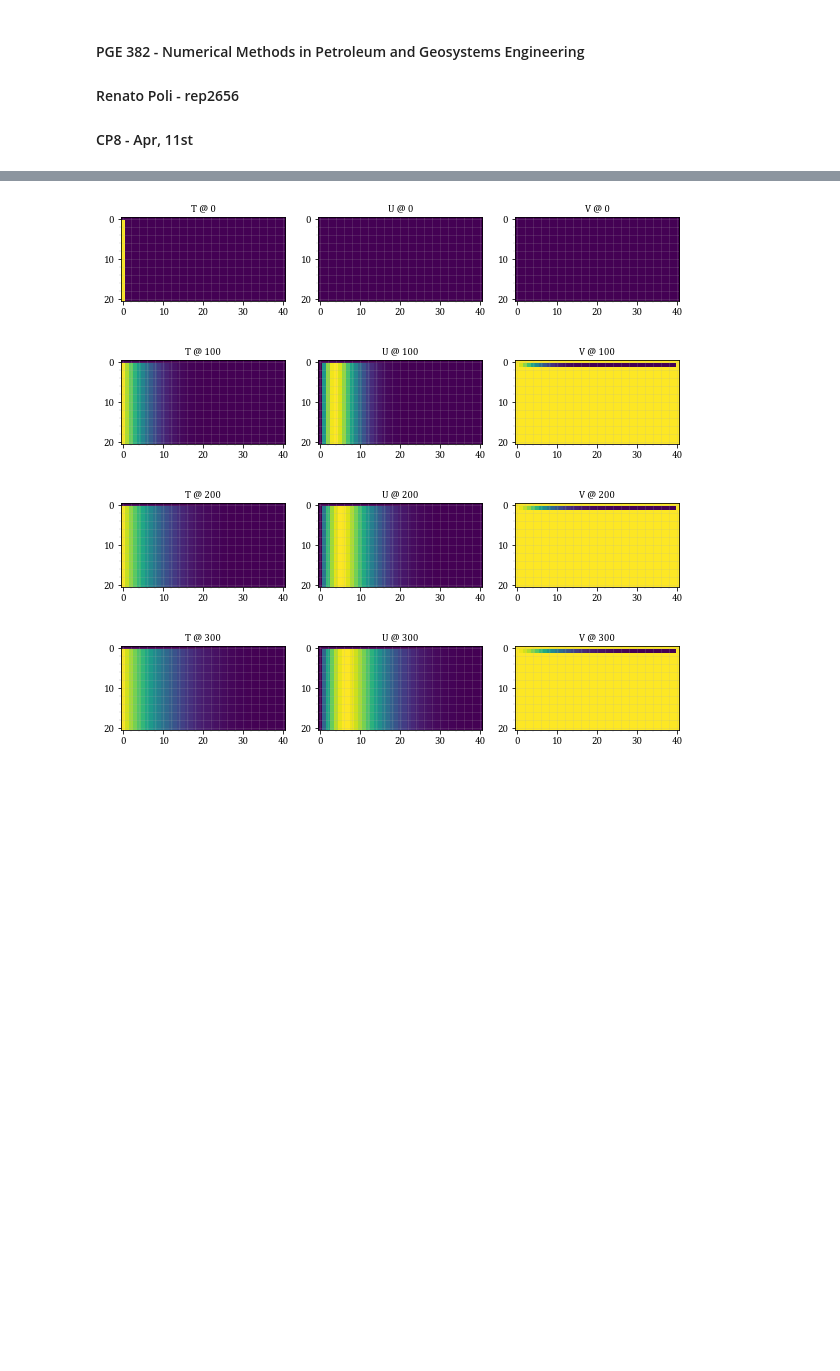
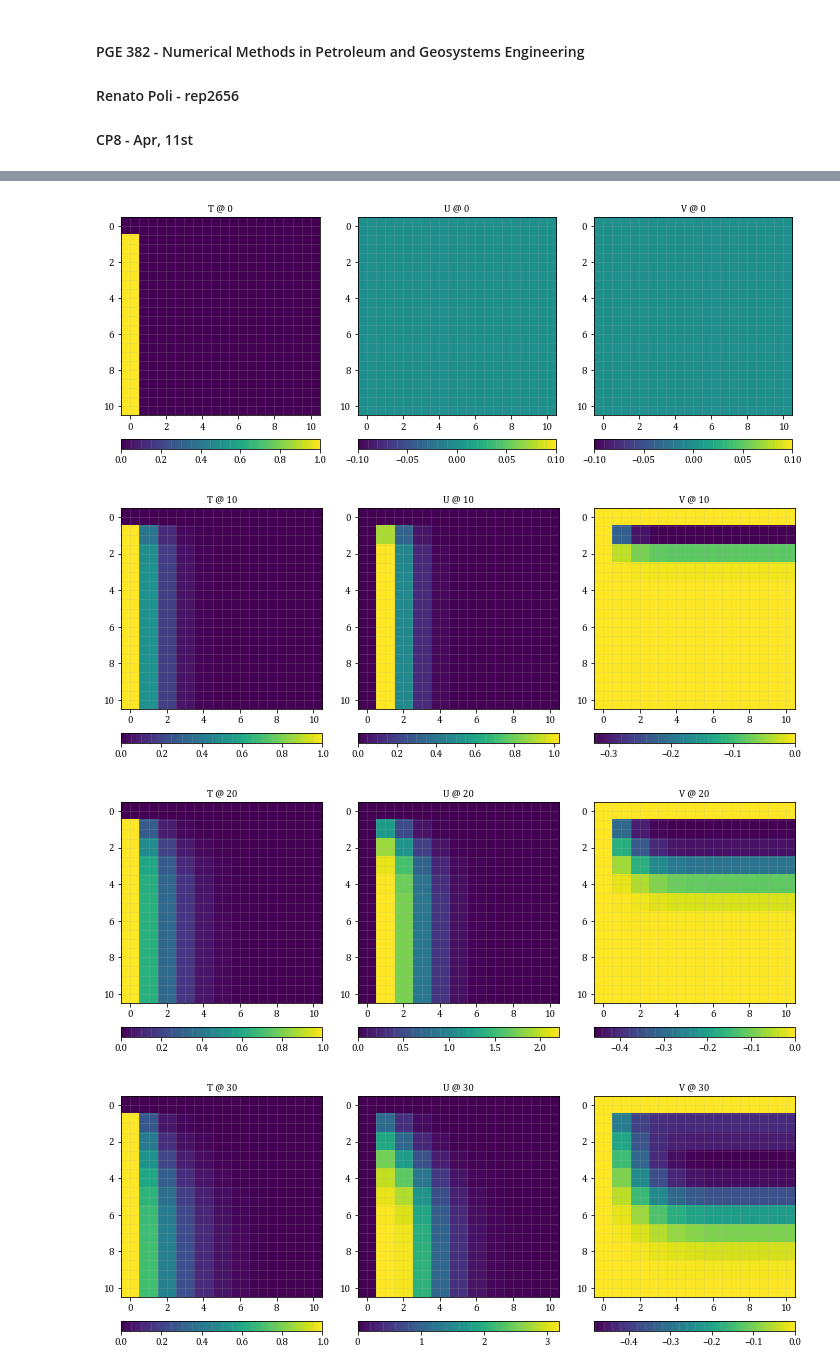
Before and after one commit to rebpoli/Doutorado, a Jupyter notebook: PGE382-NumericalMethods/CP8/CP8.ipynb, the cells around one changed output, grey strips where cells are left out. Saved outputs shown, nothing was run; the diff lists cells and outputs as text; code cells hidden in the pictures; blank space fills up the shorter version.

```diff
--- a/PGE382-NumericalMethods/CP8/CP8.ipynb
+++ b/PGE382-NumericalMethods/CP8/CP8.ipynb
@@ -324,12 +341,19 @@ Solving timestep 3 ...
 # %%
 
 #%%
-for n in arange(0,Nt) :
+for n in arange(0,Nt,10) :
     fig, [ax1,ax2,ax3] = plt.subplots(1,3, figsize=[10,5])
-    ax1.imshow( Tnij[n,:,:] )
+    pcm=ax1.imshow( Tnij[n,:,:] )
+    cb1 = fig.colorbar(pcm, ax=ax1, location='bottom', pad=.07)
+    pcm=ax2.imshow( Unij[n,:,:] )
+    cb2 = fig.colorbar(pcm, ax=ax2, location='bottom', pad=.07)
+    pcm=ax3.imshow( Vnij[n,:,:] )
+    cb3 = fig.colorbar(pcm, ax=ax3, location='bottom', pad=.07)
+
     ax1.set_title(f"T @ {n}")
-    ax2.imshow( Unij[n,:,:] )
     ax2.set_title(f"U @ {n}")
-    ax3.imshow( Vnij[n,:,:] )
     ax3.set_title(f"V @ {n}")
+
+    #cb1.mappable.set_clim(1E2,1E9)
+    fig.tight_layout()
 # %% [output]
@@ -347,4 +375,5 @@ for n in arange(0,Nt) :
 # %%
+#%%
 from math import pi, sin, cos, exp
 import numpy as np
 from numpy import linspace, zeros, arange
@@ -354,12 +383,13 @@ from numpy import exp, linspace, vectorize
 import matplotlib.pyplot as plt
 plt.style.use('paper.mplstyle')
 
-dx = 0.05 ; dy = dx/2
-Tf = 0.1 ; Nt=1000
+XMAX = 100
+YMAX = 25
+dx = XMAX/10 ; dy = YMAX/10
+Tf = 80 ; Nt=160
 dt = Tf/Nt ; Nt = Nt + 1
-
-X = np.arange(0,1+dx,dx) ; Ni = len(X)
-Y = np.arange(0,1+dy,dy) ; Nj = len(Y)
+X = np.arange(0,XMAX+dx,dx) ; Ni = len(X)
+Y = np.arange(0,YMAX+dy,dy) ; Nj = len(Y)
 Nij = Ni * Nj
 
 beta = 0.5
@@ -386,7 +416,6 @@ def init_bcs() :
     Tnij[:,:,0] = 1 # BC , Y=0
 
     Unij[:,:,-1] = 0 # BC , Y=inf
-    Vnij[:,:,-1] = 0 # BC , Y=inf
     Tnij[:,:,-1] = 0 # BC , Y=inf
 
     Unij[:,0,:] = 0 # BC , X=0
@@ -432,7 +461,7 @@ for n in arange(1,Nt) :
 
     # Solve V
     for i in arange(1,Ni) :
-        for j in arange(1,Nj-1) :
+        for j in arange(1,Nj) :
             Vnij[n,i,j] = Vnij[n,i,j-1] - dy/dx*( Unij[n,i,j] - Unij[n,i-1,j])
 # %% [output]
 Solving timestep 1 ...
@@ -455,14 +484,21 @@ Solving timestep 1000 ...
 # %%
-for n in arange(0,Nt,100) :
+for n in arange(0,Nt,10) :
     fig, [ax1,ax2,ax3] = plt.subplots(1,3, figsize=[10,5])
-    ax1.imshow( Tnij[n,:,:] )
+    pcm=ax1.imshow( Tnij[n,:,:] )
+    cb1 = fig.colorbar(pcm, ax=ax1, location='bottom', pad=.07)
+    pcm=ax2.imshow( Unij[n,:,:] )
+    cb2 = fig.colorbar(pcm, ax=ax2, location='bottom', pad=.07)
+    pcm=ax3.imshow( Vnij[n,:,:] )
+    cb3 = fig.colorbar(pcm, ax=ax3, location='bottom', pad=.07)
+
     ax1.set_title(f"T @ {n}")
-    ax2.imshow( Unij[n,:,:] )
     ax2.set_title(f"U @ {n}")
-    ax3.imshow( Vnij[n,:,:] )
     ax3.set_title(f"V @ {n}")
+
+    #cb1.mappable.set_clim(1E2,1E9)
+    fig.tight_layout()
 # %% [output]
-[figure, old version]
+[figure, new version]
-[figure, old version]
+[figure, new version]
-[figure, old version]
+[figure, new version]
-[figure, old version]
+[figure, new version]
```
Also changed, not shown: parts of 5 cells of this notebook, 2 other files.
